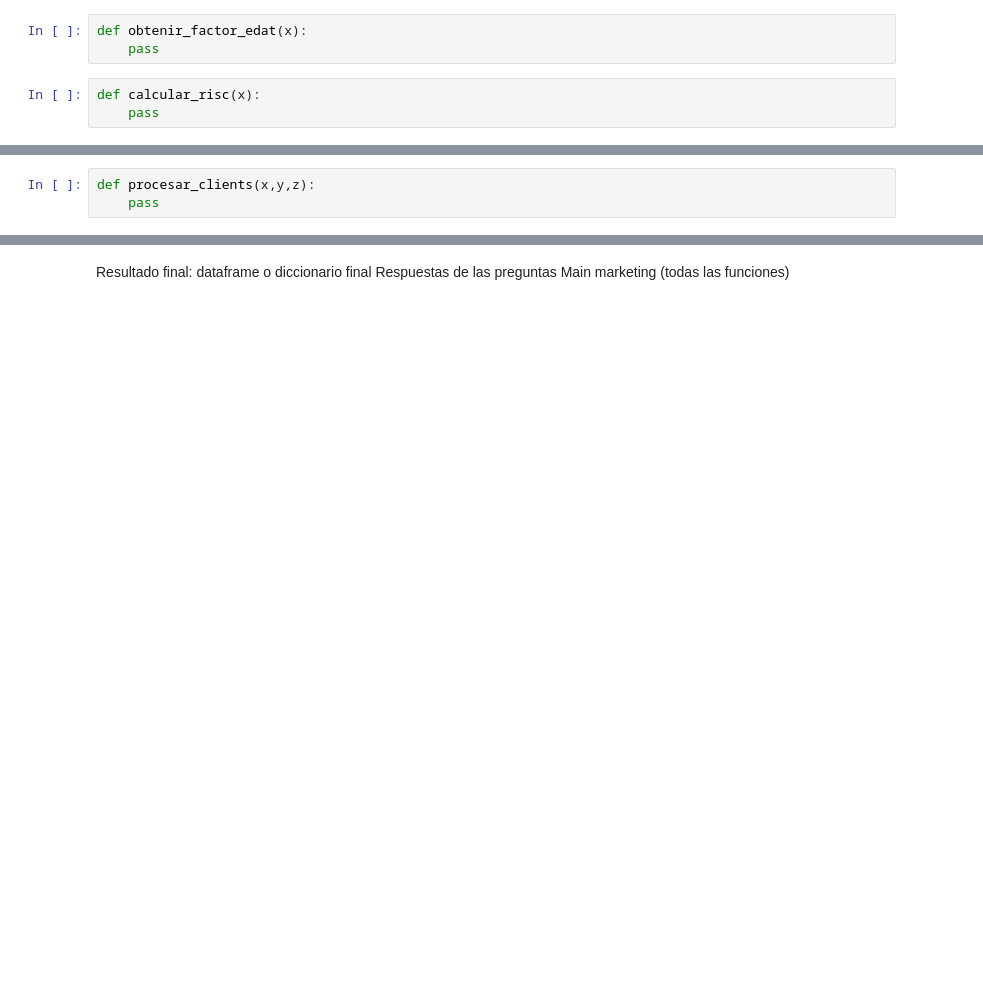
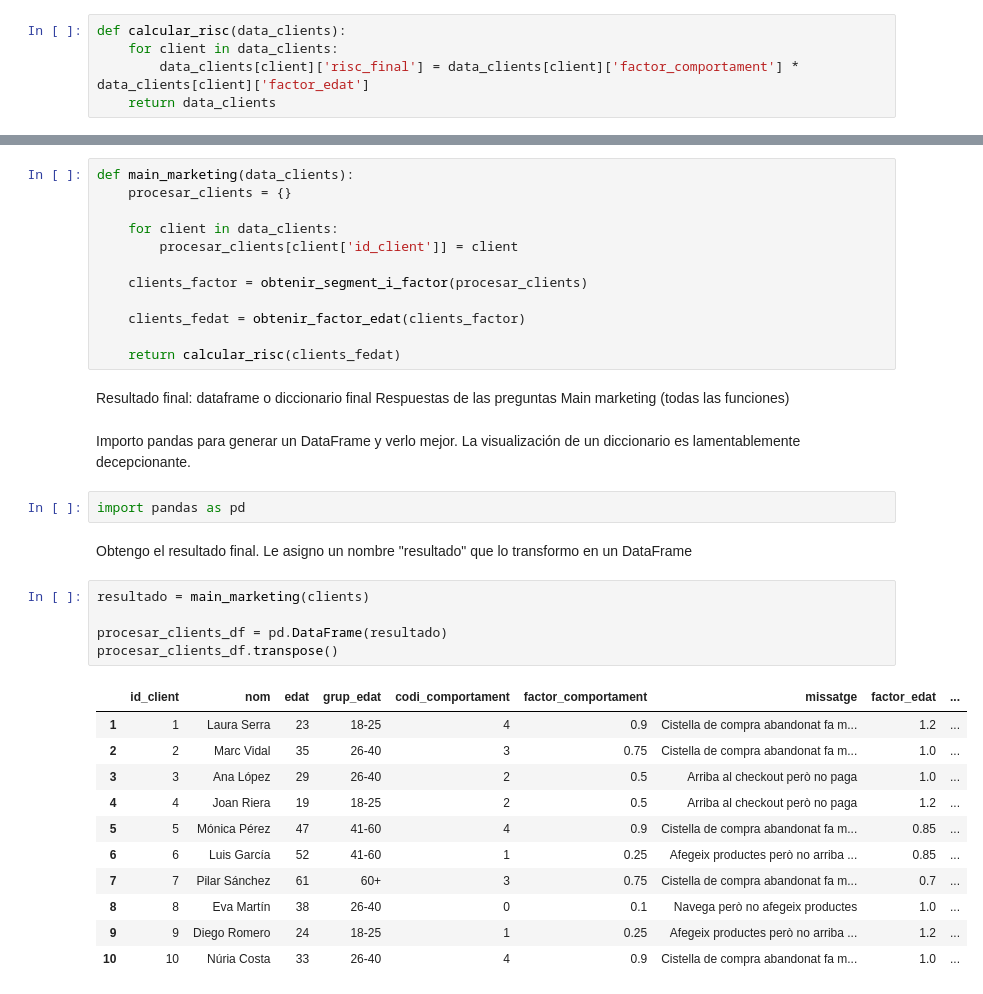
Before and after one commit to noelcarrionmatias/IT_Data, a Jupyter notebook: Especializacion/7_Sprint/codigo_sprint7_noel.ipynb, the cells around one changed output, grey strips where cells are left out. Saved outputs shown, nothing was run; the diff lists cells and outputs as text; blank space fills up the shorter version.

```diff
--- a/Especializacion/7_Sprint/codigo_sprint7_noel.ipynb
+++ b/Especializacion/7_Sprint/codigo_sprint7_noel.ipynb
@@ -207,6 +234,5 @@ def obtenir_segment_i_factor(data):
 # %%
-def obtenir_factor_edat(x):
-    pass
+def calcular_risc(data_clients):
+    for client in data_clients:
+        data_clients[client]['risc_final'] = data_clients[client]['factor_comportament'] * data_clients[client]['factor_edat']
+    return data_clients
-# %%
-def calcular_risc(x):
-    pass
@@ -215,3 +238,0 @@ Procesar_clients se alimenta de las funciones "obtenir_segment_i_factor", "obten
-# %%
-def procesar_clients(x,y,z):
-    pass
@@ -218,4 +241,39 @@ def procesar_clients(x,y,z):
+# %%
+def main_marketing(data_clients):
+    procesar_clients = {}
+
+    for client in data_clients:
+        procesar_clients[client['id_client']] = client
+
+    clients_factor = obtenir_segment_i_factor(procesar_clients)
+
+    clients_fedat = obtenir_factor_edat(clients_factor)
+
+    return calcular_risc(clients_fedat)
 # %% [markdown]
 Resultado final: dataframe o diccionario final
 Respuestas de las preguntas
 Main marketing (todas las funciones)
+# %% [markdown]
+Importo pandas para generar un DataFrame y verlo mejor. La visualización de un diccionario es lamentablemente decepcionante.
+# %%
+import pandas as pd
+# %% [markdown]
+Obtengo el resultado final. Le asigno un nombre "resultado" que lo transformo en un DataFrame
+# %%
+resultado = main_marketing(clients)
+
+procesar_clients_df = pd.DataFrame(resultado)
+procesar_clients_df.transpose()
+# %% [output]
+|  | id_client | nom | edat | grup_edat | codi_comportament | factor_comportament | missatge | factor_edat | ... |
+| 1 | 1 | Laura Serra | 23 | 18-25 | 4 | 0.9 | Cistella de compra abandonat fa m... | 1.2 | ... |
+| 2 | 2 | Marc Vidal | 35 | 26-40 | 3 | 0.75 | Cistella de compra abandonat fa m... | 1.0 | ... |
+| 3 | 3 | Ana López | 29 | 26-40 | 2 | 0.5 | Arriba al checkout però no paga | 1.0 | ... |
+| 4 | 4 | Joan Riera | 19 | 18-25 | 2 | 0.5 | Arriba al checkout però no paga | 1.2 | ... |
+| 5 | 5 | Mónica Pérez | 47 | 41-60 | 4 | 0.9 | Cistella de compra abandonat fa m... | 0.85 | ... |
+| 6 | 6 | Luis García | 52 | 41-60 | 1 | 0.25 | Afegeix productes però no arriba ... | 0.85 | ... |
+| 7 | 7 | Pilar Sánchez | 61 | 60+ | 3 | 0.75 | Cistella de compra abandonat fa m... | 0.7 | ... |
+| 8 | 8 | Eva Martín | 38 | 26-40 | 0 | 0.1 | Navega però no afegeix productes | 1.0 | ... |
+| 9 | 9 | Diego Romero | 24 | 18-25 | 1 | 0.25 | Afegeix productes però no arriba ... | 1.2 | ... |
+| 10 | 10 | Núria Costa | 33 | 26-40 | 4 | 0.9 | Cistella de compra abandonat fa m... | 1.0 | ... |
```
Also changed, not shown: parts of 26 cells of this notebook.
